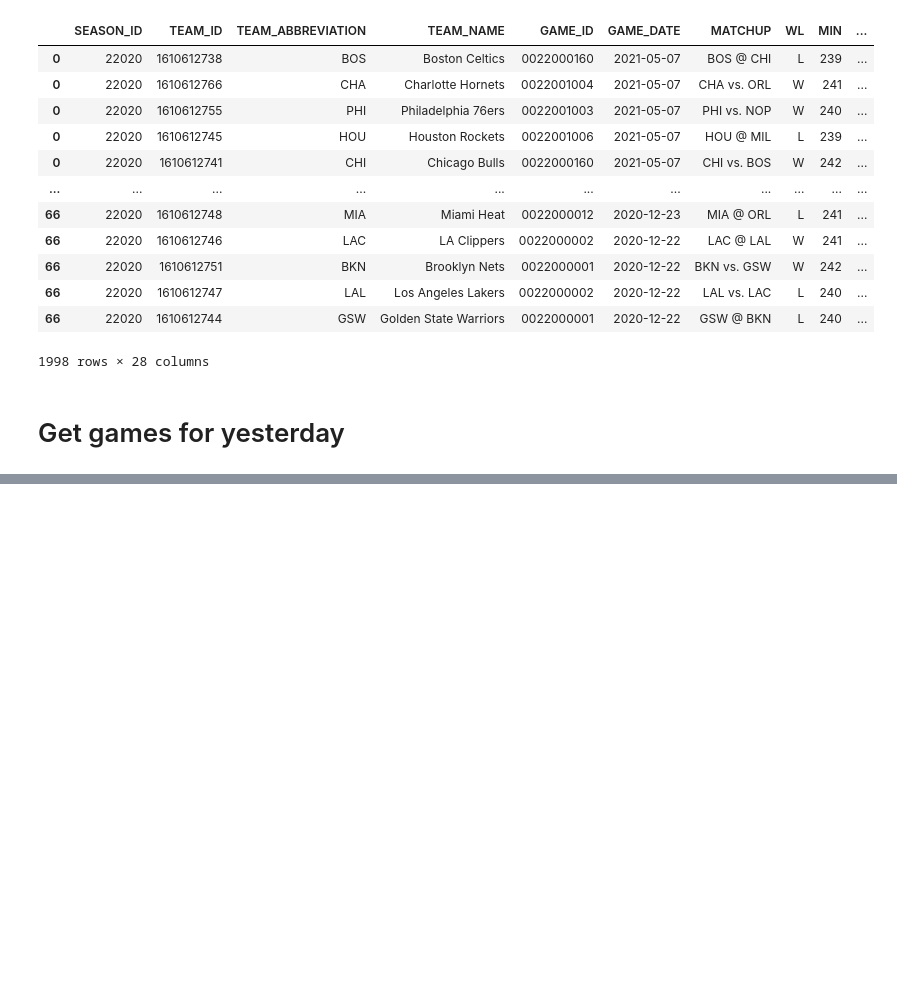
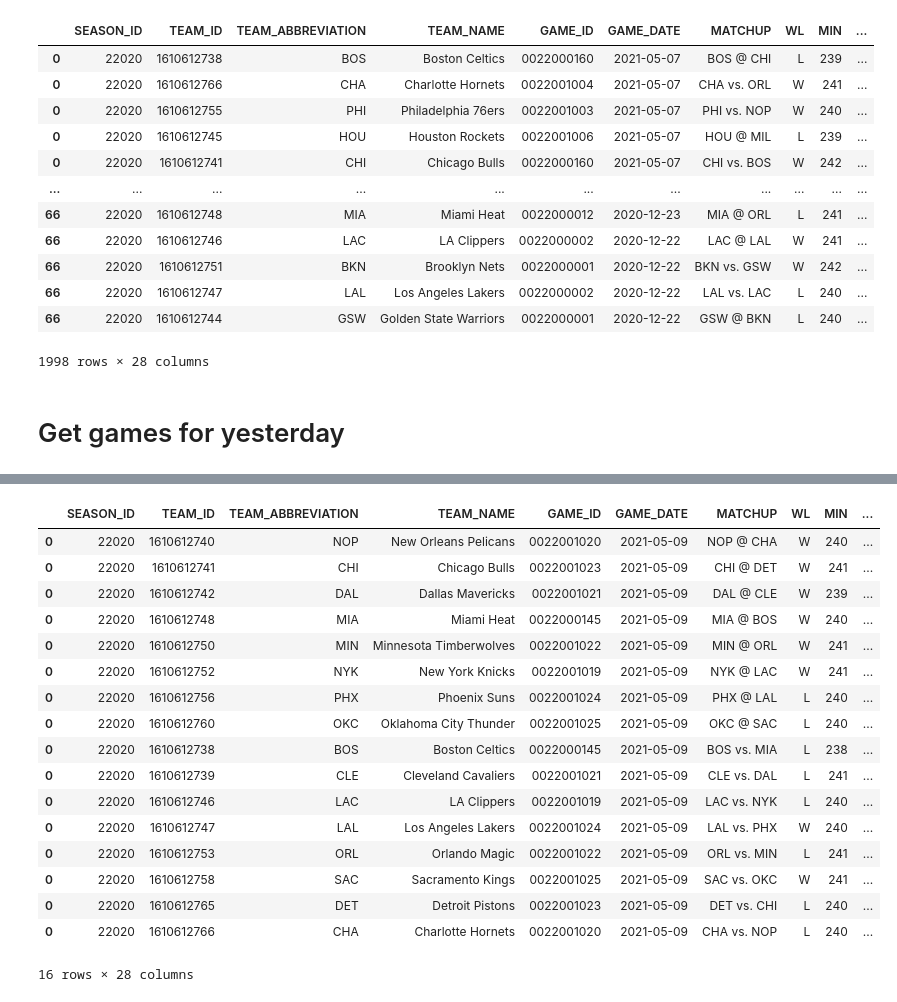
Before and after one commit to sszh1904/NBA_Match_Prediction, a Jupyter notebook: extracting_nba_api.ipynb, the cells around one changed output, grey strips where cells are left out. Saved outputs shown, nothing was run; the diff lists cells and outputs as text; code cells hidden in the pictures; blank space fills up the shorter version.

```diff
--- a/extracting_nba_api.ipynb
+++ b/extracting_nba_api.ipynb
@@ -92,0 +93,3 @@ df
+# %%
+df = pd.read_csv("nba_api_0705.csv")
+df
@@ -92,0 +110,24 @@ df
+# %%
+df['length'] = df['MATCHUP'].str.len()
+df.sort_values('length', inplace=True)
+df.drop(columns=['length'], inplace=True)
+df
+# %% [output]
+|  | SEASON_ID | TEAM_ID | TEAM_ABBREVIATION | TEAM_NAME | GAME_ID | GAME_DATE | MATCHUP | WL | MIN | ... |
+| 0 | 22020 | 1610612740 | NOP | New Orleans Pelicans | 0022001020 | 2021-05-09 | NOP @ CHA | W | 240 | ... |
+| 0 | 22020 | 1610612741 | CHI | Chicago Bulls | 0022001023 | 2021-05-09 | CHI @ DET | W | 241 | ... |
+| 0 | 22020 | 1610612742 | DAL | Dallas Mavericks | 0022001021 | 2021-05-09 | DAL @ CLE | W | 239 | ... |
+| 0 | 22020 | 1610612748 | MIA | Miami Heat | 0022000145 | 2021-05-09 | MIA @ BOS | W | 240 | ... |
+| 0 | 22020 | 1610612750 | MIN | Minnesota Timberwolves | 0022001022 | 2021-05-09 | MIN @ ORL | W | 241 | ... |
+| 0 | 22020 | 1610612752 | NYK | New York Knicks | 0022001019 | 2021-05-09 | NYK @ LAC | W | 241 | ... |
+| 0 | 22020 | 1610612756 | PHX | Phoenix Suns | 0022001024 | 2021-05-09 | PHX @ LAL | L | 240 | ... |
+| 0 | 22020 | 1610612760 | OKC | Oklahoma City Thunder | 0022001025 | 2021-05-09 | OKC @ SAC | L | 240 | ... |
+| 0 | 22020 | 1610612738 | BOS | Boston Celtics | 0022000145 | 2021-05-09 | BOS vs. MIA | L | 238 | ... |
+| 0 | 22020 | 1610612739 | CLE | Cleveland Cavaliers | 0022001021 | 2021-05-09 | CLE vs. DAL | L | 241 | ... |
+| 0 | 22020 | 1610612746 | LAC | LA Clippers | 0022001019 | 2021-05-09 | LAC vs. NYK | L | 240 | ... |
+| 0 | 22020 | 1610612747 | LAL | Los Angeles Lakers | 0022001024 | 2021-05-09 | LAL vs. PHX | W | 240 | ... |
+| 0 | 22020 | 1610612753 | ORL | Orlando Magic | 0022001022 | 2021-05-09 | ORL vs. MIN | L | 241 | ... |
+| 0 | 22020 | 1610612758 | SAC | Sacramento Kings | 0022001025 | 2021-05-09 | SAC vs. OKC | W | 241 | ... |
+| 0 | 22020 | 1610612765 | DET | Detroit Pistons | 0022001023 | 2021-05-09 | DET vs. CHI | L | 240 | ... |
+| 0 | 22020 | 1610612766 | CHA | Charlotte Hornets | 0022001020 | 2021-05-09 | CHA vs. NOP | L | 240 | ... |
+16 rows × 28 columns
```
Also changed, not shown: parts of 6 cells of this notebook, 2 other files.
